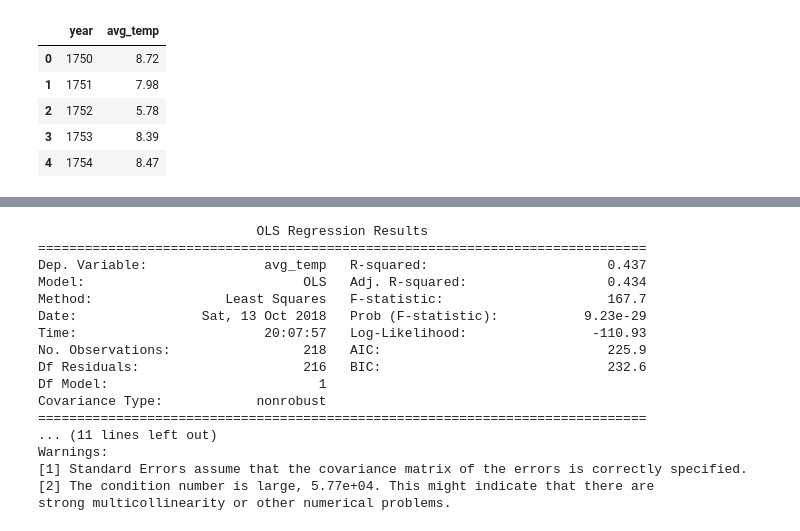
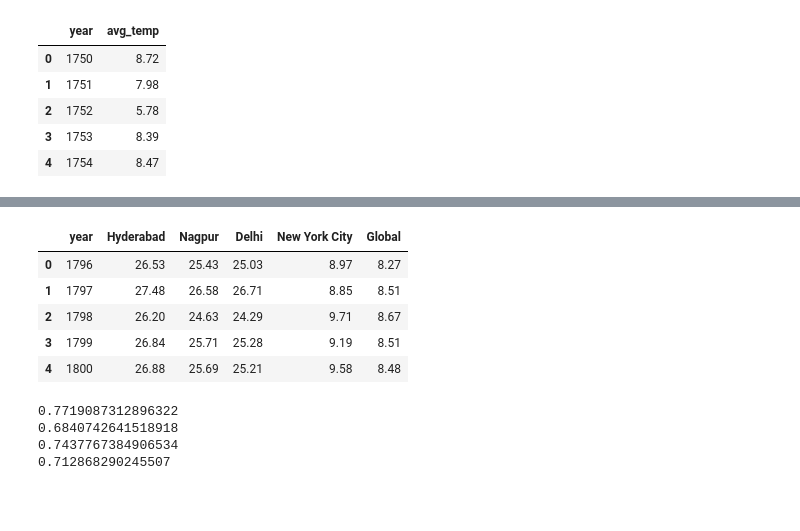
Before and after one commit to abhiksark/Udacity-DataAnalyst-Nanodegree, a Jupyter notebook: explore_weather_trends/trend_plot.ipynb, the cells around one changed output, grey strips where cells are left out. Saved outputs shown, nothing was run; the diff lists cells and outputs as text; code cells hidden in the pictures; blank space fills up the shorter version.

```diff
--- a/explore_weather_trends/trend_plot.ipynb
+++ b/explore_weather_trends/trend_plot.ipynb
@@ -83,10 +116,0 @@ plt.show()
-# %%
-df_global = df_global.set_index('year')
-df_hyd = df_hyd.set_index('year')
-# %%
-df_plot = pd.merge(df_hyd, df_global, on="year")
-del df_plot['country']
-del df_plot['city']
-
-df_global.reset_index(drop=False, inplace=True)
-df_hyd.reset_index(drop=False, inplace=True)
@@ -119,20 +117,29 @@ strong multicollinearity or other numerical problems.
-# %%
-print(result_hyd.summary())
-# %% [output]
-                            OLS Regression Results
-==============================================================================
-Dep. Variable:               avg_temp   R-squared:                       0.437
-Model:                            OLS   Adj. R-squared:                  0.434
-Method:                 Least Squares   F-statistic:                     167.7
-Date:                Sat, 13 Oct 2018   Prob (F-statistic):           9.23e-29
-Time:                        20:07:57   Log-Likelihood:                -110.93
-No. Observations:                 218   AIC:                             225.9
-Df Residuals:                     216   BIC:                             232.6
-Df Model:                           1
-Covariance Type:            nonrobust
-==============================================================================
-... (11 lines left out)
-Warnings:
-[1] Standard Errors assume that the covariance matrix of the errors is correctly specified.
-[2] The condition number is large, 5.77e+04. This might indicate that there are
-strong multicollinearity or other numerical problems.
+# %%
+df = df_listofcity[0]
+df = df.rename(columns = {'avg_temp':df.name})
+for df_ in df_listofcity[1:]:
+    temp_name = df_.name
+    df_ = df_.rename(columns = {'avg_temp':df_.name})
+    df.name = temp_name
+    df = df.merge(df_, on='year')
+# %%
+df_global = df_global.rename(columns = {'avg_temp': 'Global'})
+df = df.merge(df_global, on='year')
+df.head()
+# %% [output]
+|  | year | Hyderabad | Nagpur | Delhi | New York City | Global |
+| 0 | 1796 | 26.53 | 25.43 | 25.03 | 8.97 | 8.27 |
+| 1 | 1797 | 27.48 | 26.58 | 26.71 | 8.85 | 8.51 |
+| 2 | 1798 | 26.20 | 24.63 | 24.29 | 9.71 | 8.67 |
+| 3 | 1799 | 26.84 | 25.71 | 25.28 | 9.19 | 8.51 |
+| 4 | 1800 | 26.88 | 25.69 | 25.21 | 9.58 | 8.48 |
+# %%
+print(df['Global'].corr(df['Hyderabad']))
+print(df['Global'].corr(df['Nagpur']))
+print(df['Global'].corr(df['Delhi']))
+print(df['Global'].corr(df['New York City']))
+# %% [output]
+0.7719087312896322
+0.6840742641518918
+0.7437767384906534
+0.712868290245507
```
Also changed, not shown: parts of 16 cells of this notebook, 3 other files.
